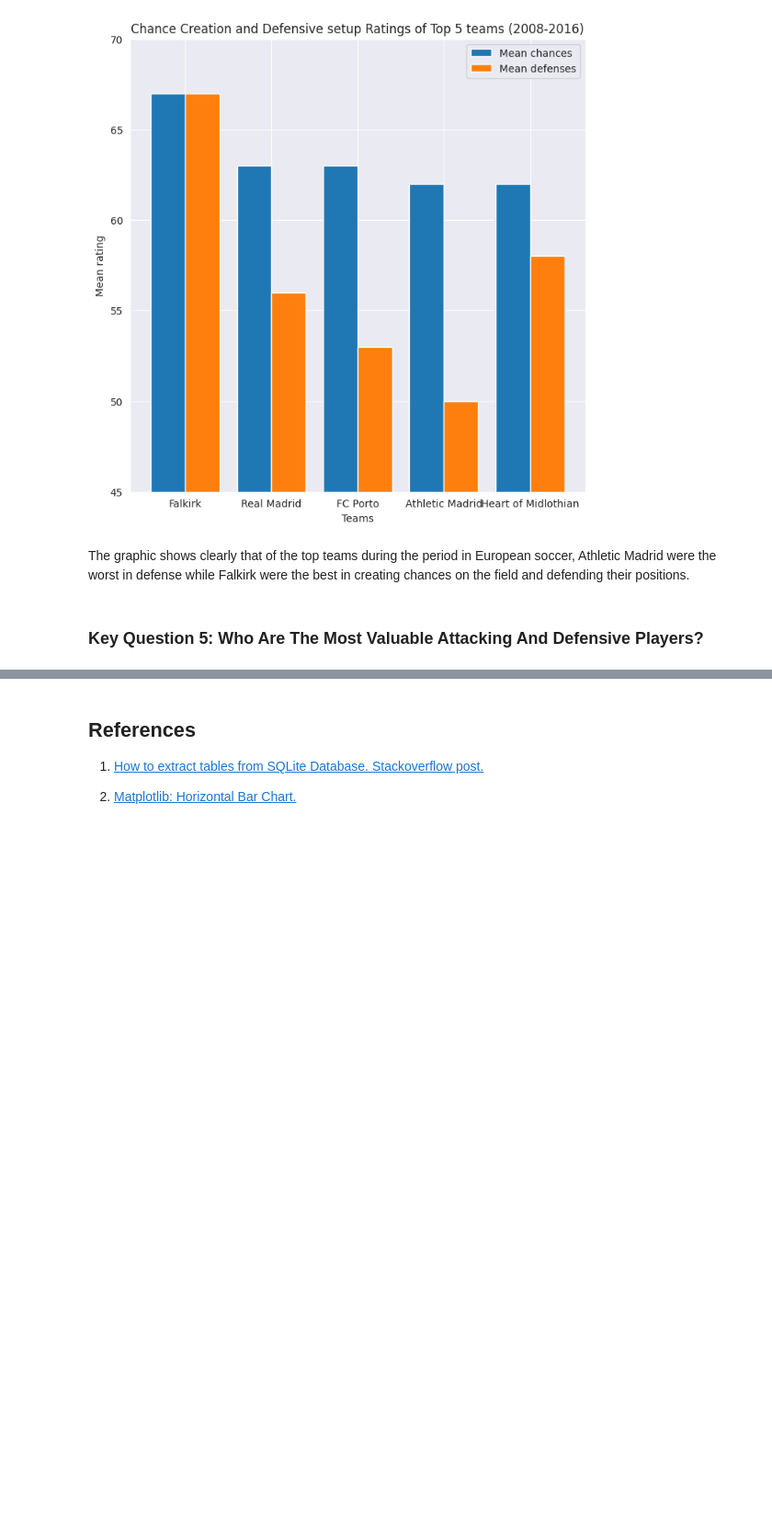
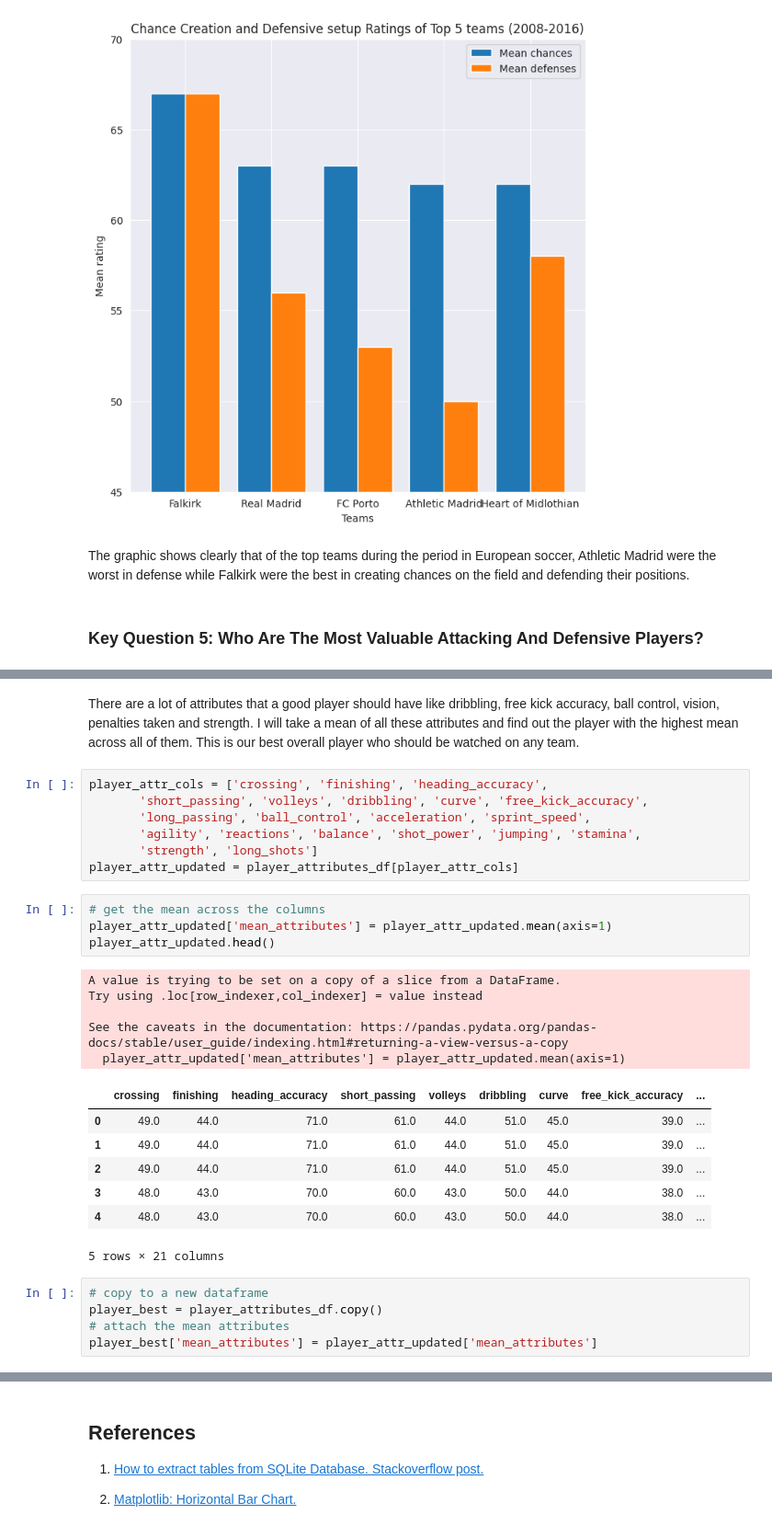
Before and after one commit to Emekadavid/european_soccer, a Jupyter notebook: notebook.ipynb, the cells around one changed output, grey strips where cells are left out. Shown at 92% size. Saved outputs shown, nothing was run; the diff lists cells and outputs as text; blank space fills up the shorter version.

```diff
--- a/notebook.ipynb
+++ b/notebook.ipynb
@@ -2121,0 +2147,31 @@ The graphic shows clearly that of the top teams during the period in European so
+# %% [markdown]
+There are a lot of attributes that a good player should have like dribbling, free kick accuracy, ball control, vision, penalties taken and strength. I will take a mean of all these attributes and find out the player with the highest mean across all of them. This is our best overall player who should be watched on any team.
+# %%
+player_attr_cols = ['crossing', 'finishing', 'heading_accuracy',
+       'short_passing', 'volleys', 'dribbling', 'curve', 'free_kick_accuracy',
+       'long_passing', 'ball_control', 'acceleration', 'sprint_speed',
+       'agility', 'reactions', 'balance', 'shot_power', 'jumping', 'stamina',
+       'strength', 'long_shots']
+player_attr_updated = player_attributes_df[player_attr_cols]
+# %%
+# get the mean across the columns
+player_attr_updated['mean_attributes'] = player_attr_updated.mean(axis=1)
+player_attr_updated.head()
+# %% [output]
+A value is trying to be set on a copy of a slice from a DataFrame.
+Try using .loc[row_indexer,col_indexer] = value instead
+
+See the caveats in the documentation: https://pandas.pydata.org/pandas-docs/stable/user_guide/indexing.html#returning-a-view-versus-a-copy
+  player_attr_updated['mean_attributes'] = player_attr_updated.mean(axis=1)
+|  | crossing | finishing | heading_accuracy | short_passing | volleys | dribbling | curve | free_kick_accuracy | ... |
+| 0 | 49.0 | 44.0 | 71.0 | 61.0 | 44.0 | 51.0 | 45.0 | 39.0 | ... |
+| 1 | 49.0 | 44.0 | 71.0 | 61.0 | 44.0 | 51.0 | 45.0 | 39.0 | ... |
+| 2 | 49.0 | 44.0 | 71.0 | 61.0 | 44.0 | 51.0 | 45.0 | 39.0 | ... |
+| 3 | 48.0 | 43.0 | 70.0 | 60.0 | 43.0 | 50.0 | 44.0 | 38.0 | ... |
+| 4 | 48.0 | 43.0 | 70.0 | 60.0 | 43.0 | 50.0 | 44.0 | 38.0 | ... |
+5 rows × 21 columns
+# %%
+# copy to a new dataframe
+player_best = player_attributes_df.copy()
+# attach the mean attributes
+player_best['mean_attributes'] = player_attr_updated['mean_attributes']
```
Also changed, not shown: parts of 25 cells of this notebook, 1 other file.
